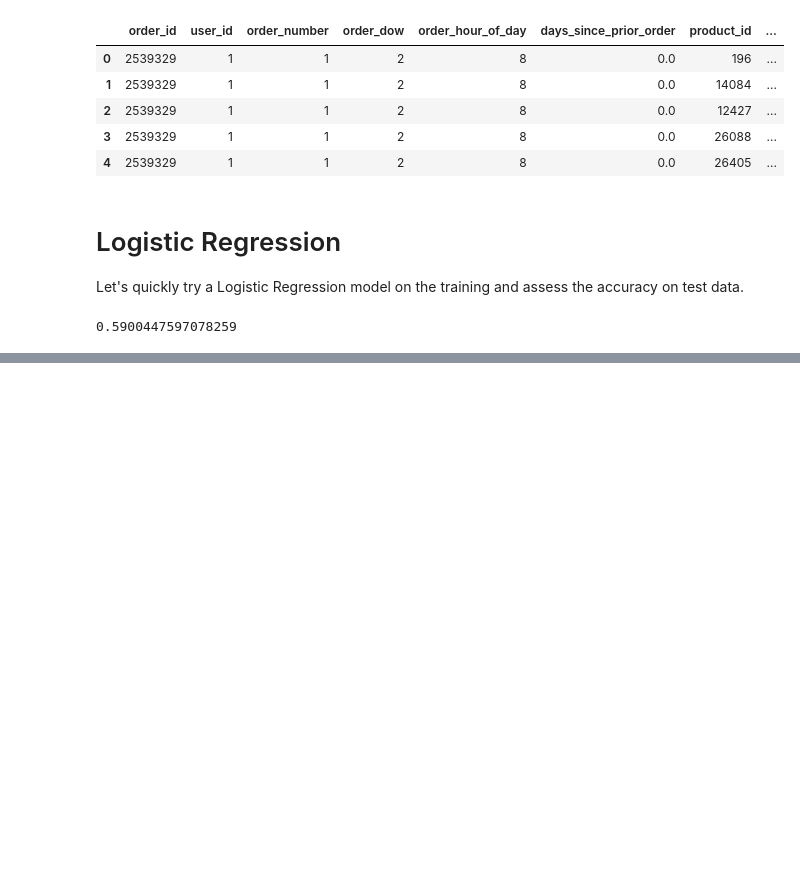
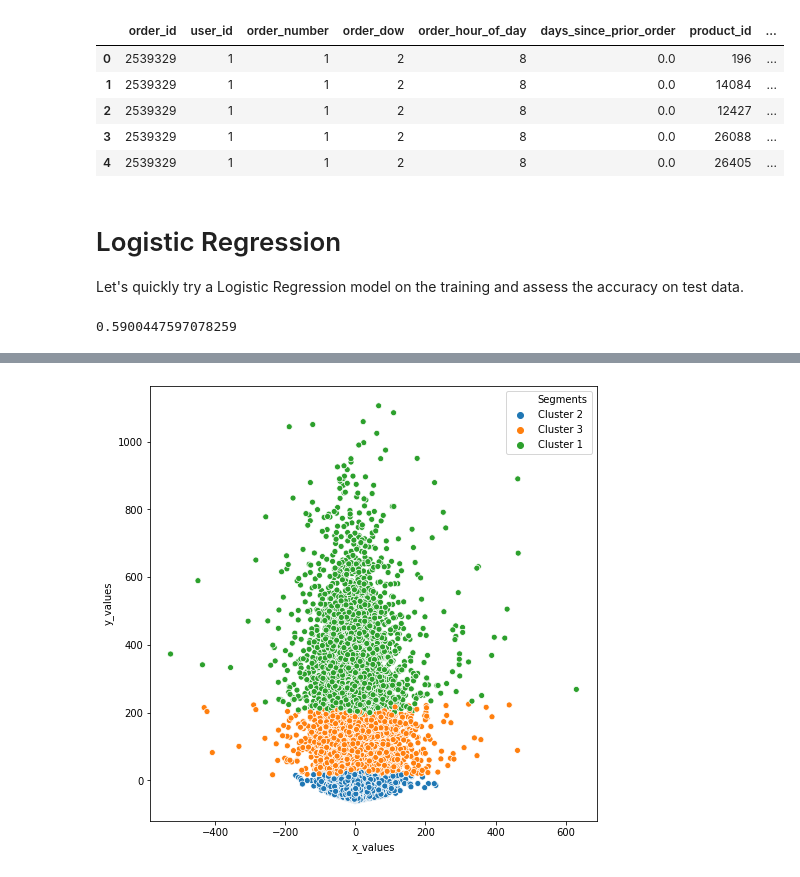
Before and after one commit to KrithikaJayaraman/Instacart-Market-Basket-Analysis, a Jupyter notebook: Instacart Market Basket Analysis Python Project.ipynb, the cells around one changed output, grey strips where cells are left out. Drawn from its saved outputs; the diff is of its cells as text; code cells hidden in the pictures; blank space fills up the shorter version.

```diff
--- a/Instacart Market Basket Analysis Python Project.ipynb
+++ b/Instacart Market Basket Analysis Python Project.ipynb
@@ -643,0 +883,14 @@ We see that Gradient Boosting Classifier performs better than Logistic Regressio
+# %%
+fig = plt.figure(figsize=(8,8))
+
+x = cust_prod_pca_kmeans['PC4']
+y = cust_prod_pca_kmeans['PC1']
+sns.scatterplot(x, y, hue= cust_prod_pca_kmeans['Segments'])
+
+
+plt.xlabel('x_values')
+plt.ylabel('y_values')
+plt.legend()
+plt.show()
+# %% [output]
+[figure, added]
```
Also changed, not shown: parts of 53 cells of this notebook.
